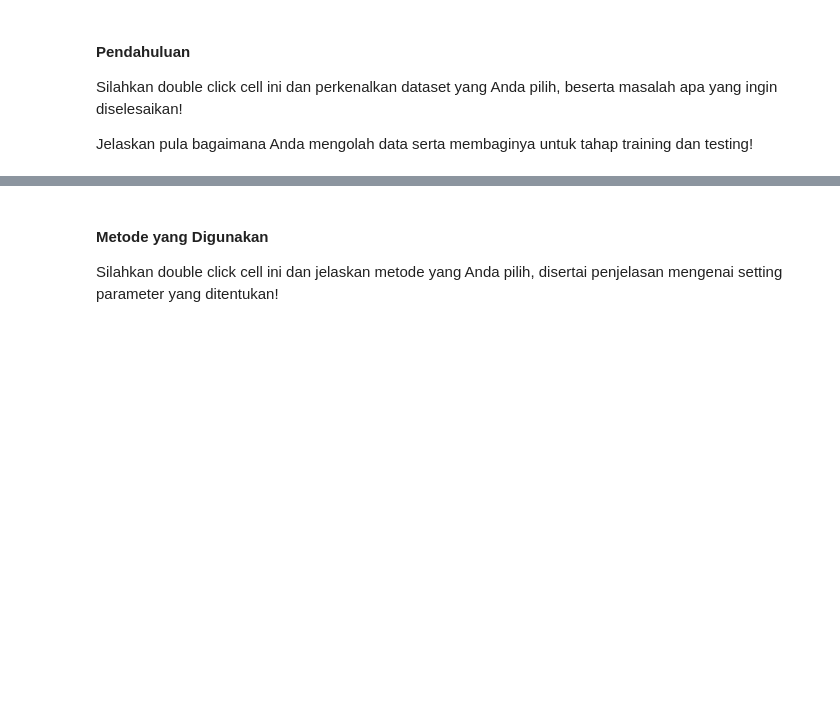
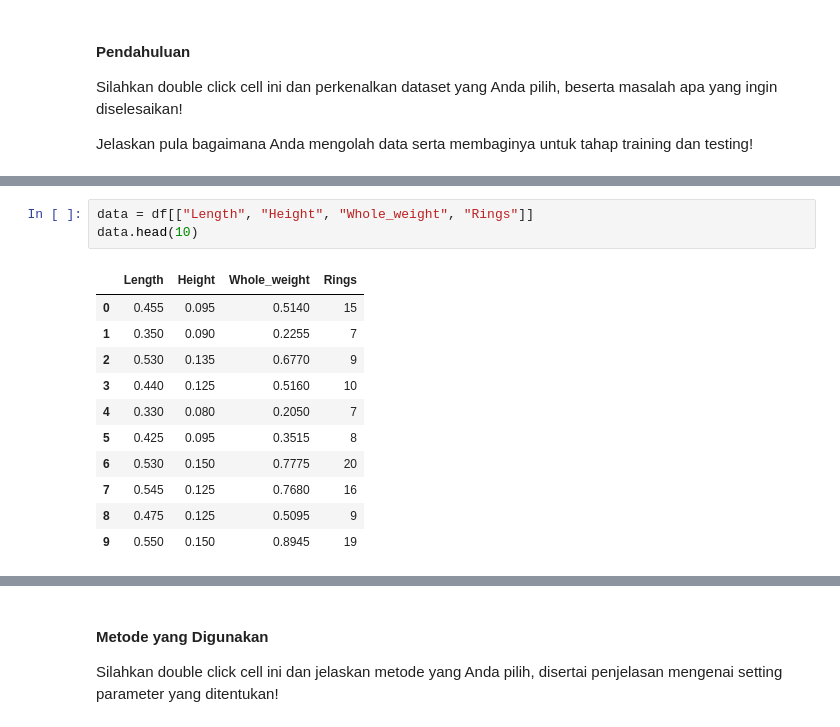
Before and after one commit to raflyzainn/tubes2-pkb, a Jupyter notebook: tubes1.ipynb, the cells around one changed output, grey strips where cells are left out. Cells and saved outputs as stored; diff of their text form; blank space fills up the shorter version.

```diff
--- a/tubes1.ipynb
+++ b/tubes1.ipynb
@@ -49,0 +66,15 @@ plt.show()
+# %%
+data = df[["Length", "Height", "Whole_weight", "Rings"]]
+data.head(10)
+# %% [output]
+|  | Length | Height | Whole_weight | Rings |
+| 0 | 0.455 | 0.095 | 0.5140 | 15 |
+| 1 | 0.350 | 0.090 | 0.2255 | 7 |
+| 2 | 0.530 | 0.135 | 0.6770 | 9 |
+| 3 | 0.440 | 0.125 | 0.5160 | 10 |
+| 4 | 0.330 | 0.080 | 0.2050 | 7 |
+| 5 | 0.425 | 0.095 | 0.3515 | 8 |
+| 6 | 0.530 | 0.150 | 0.7775 | 20 |
+| 7 | 0.545 | 0.125 | 0.7680 | 16 |
+| 8 | 0.475 | 0.125 | 0.5095 | 9 |
+| 9 | 0.550 | 0.150 | 0.8945 | 19 |
```
Also changed, not shown: parts of 3 cells of this notebook.
